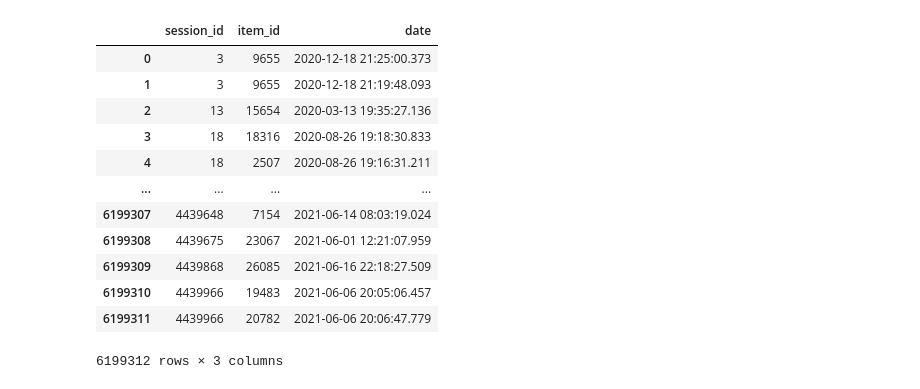
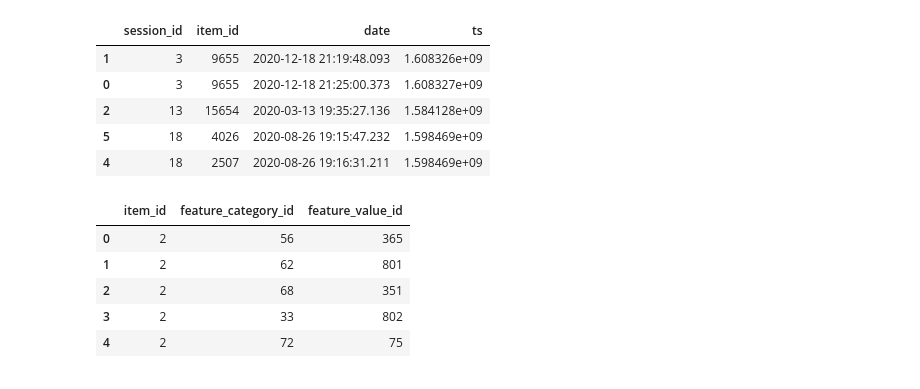
Before and after one commit to Pythyu/SYMA-RecysChallenge2022, a Jupyter notebook: new_syma.ipynb, the cells around one changed output. Drawn from its saved outputs; the diff is of its cells as text; code cells hidden in the pictures.

```diff
--- a/new_syma.ipynb
+++ b/new_syma.ipynb
@@ -14,19 +10,19 @@ test_leaderboard = pd.read_csv('datasets/test_final_sessions.csv')
-# %%
-train_sessions = pd.concat([train_sessions,train_purchases,test_sessions,test_leaderboard], ignore_index=True)
 # %%
-train_sessions
+train_sessions.head()
 # %% [output]
-|  | session_id | item_id | date |
-| 0 | 3 | 9655 | 2020-12-18 21:25:00.373 |
-| 1 | 3 | 9655 | 2020-12-18 21:19:48.093 |
-| 2 | 13 | 15654 | 2020-03-13 19:35:27.136 |
-| 3 | 18 | 18316 | 2020-08-26 19:18:30.833 |
-| 4 | 18 | 2507 | 2020-08-26 19:16:31.211 |
-| ... | ... | ... | ... |
-| 6199307 | 4439648 | 7154 | 2021-06-14 08:03:19.024 |
-| 6199308 | 4439675 | 23067 | 2021-06-01 12:21:07.959 |
-| 6199309 | 4439868 | 26085 | 2021-06-16 22:18:27.509 |
-| 6199310 | 4439966 | 19483 | 2021-06-06 20:05:06.457 |
-| 6199311 | 4439966 | 20782 | 2021-06-06 20:06:47.779 |
+|  | session_id | item_id | date | ts |
+| 1 | 3 | 9655 | 2020-12-18 21:19:48.093 | 1.608326e+09 |
+| 0 | 3 | 9655 | 2020-12-18 21:25:00.373 | 1.608327e+09 |
+| 2 | 13 | 15654 | 2020-03-13 19:35:27.136 | 1.584128e+09 |
+| 5 | 18 | 4026 | 2020-08-26 19:15:47.232 | 1.598469e+09 |
+| 4 | 18 | 2507 | 2020-08-26 19:16:31.211 | 1.598469e+09 |
-6199312 rows × 3 columns
+# %%
+item_features.head()
+# %% [output]
+|  | item_id | feature_category_id | feature_value_id |
+| 0 | 2 | 56 | 365 |
+| 1 | 2 | 62 | 801 |
+| 2 | 2 | 68 | 351 |
+| 3 | 2 | 33 | 802 |
+| 4 | 2 | 72 | 75 |
 # %%
```
Also changed, not shown: parts of 11 cells of this notebook.
